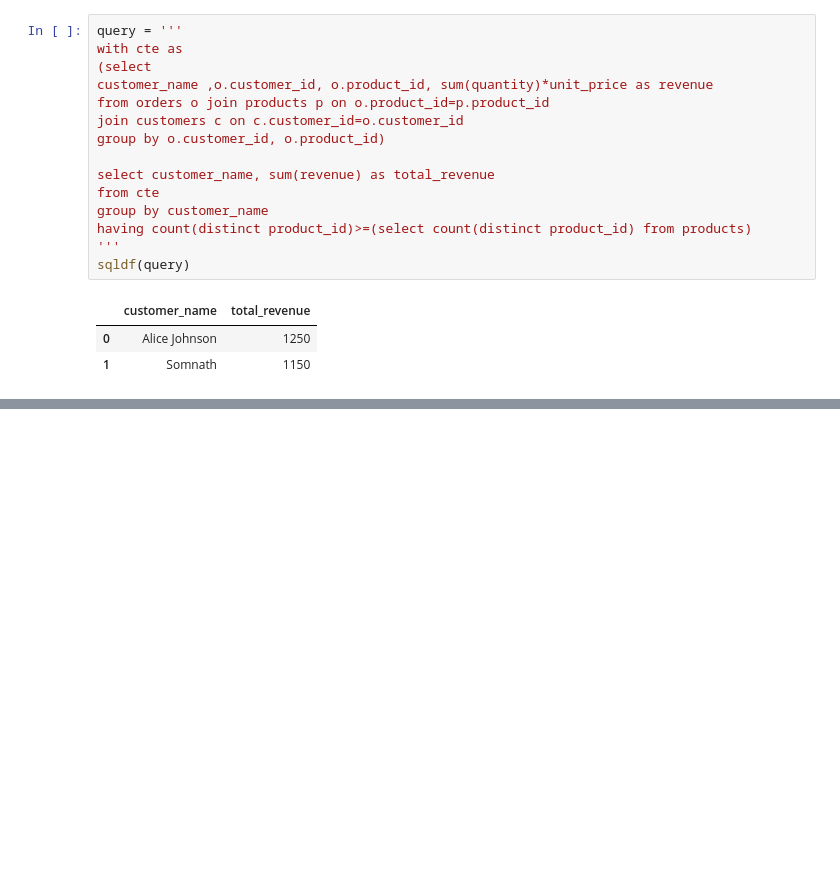
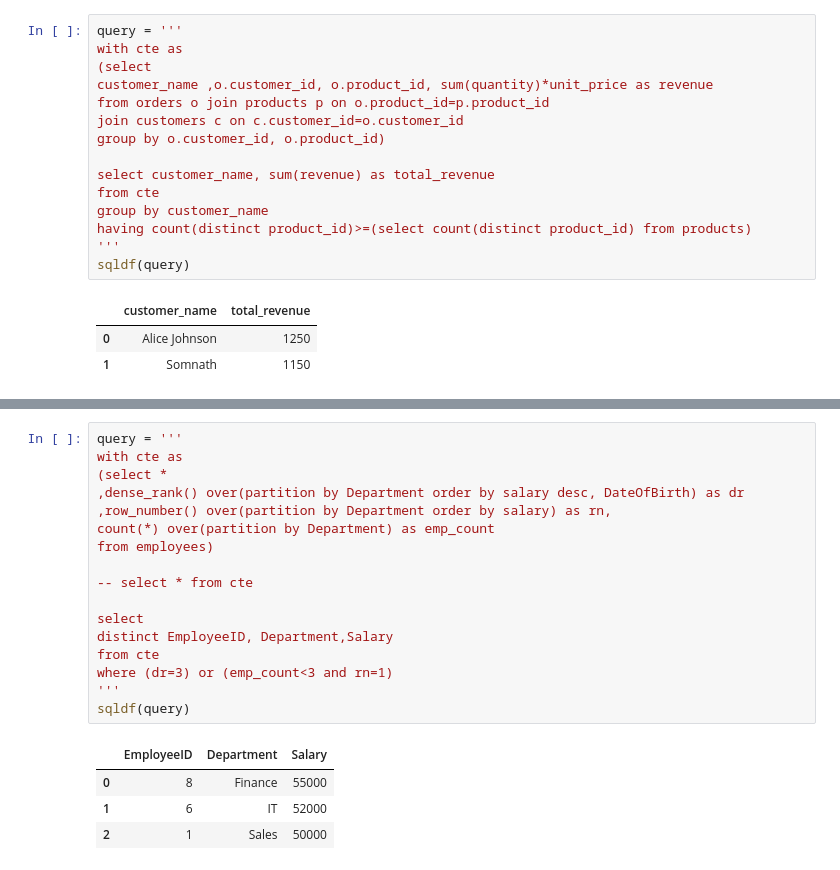
Before and after one commit to smor20/data_analysis, a Jupyter notebook: sql_on_pandas.ipynb, the cells around one changed output, grey strips where cells are left out. Cells and saved outputs as stored; diff of their text form; blank space fills up the shorter version.

```diff
--- a/sql_on_pandas.ipynb
+++ b/sql_on_pandas.ipynb
@@ -5292,0 +5413,22 @@ sqldf(query)
+# %%
+query = '''
+with cte as
+(select *
+,dense_rank() over(partition by Department order by salary desc, DateOfBirth) as dr
+,row_number() over(partition by Department order by salary) as rn,
+count(*) over(partition by Department) as emp_count
+from employees)
+
+-- select * from cte
+
+select
+distinct EmployeeID, Department,Salary
+from cte
+where (dr=3) or (emp_count<3 and rn=1)
+'''
+sqldf(query)
+# %% [output]
+|  | EmployeeID | Department | Salary |
+| 0 | 8 | Finance | 55000 |
+| 1 | 6 | IT | 52000 |
+| 2 | 1 | Sales | 50000 |
```
Also changed, not shown: parts of 13 cells of this notebook.
